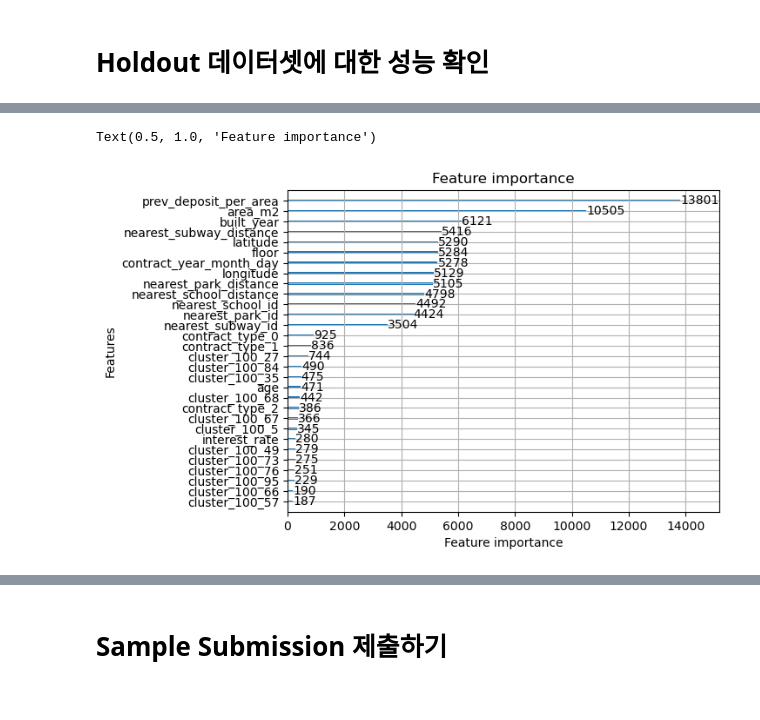
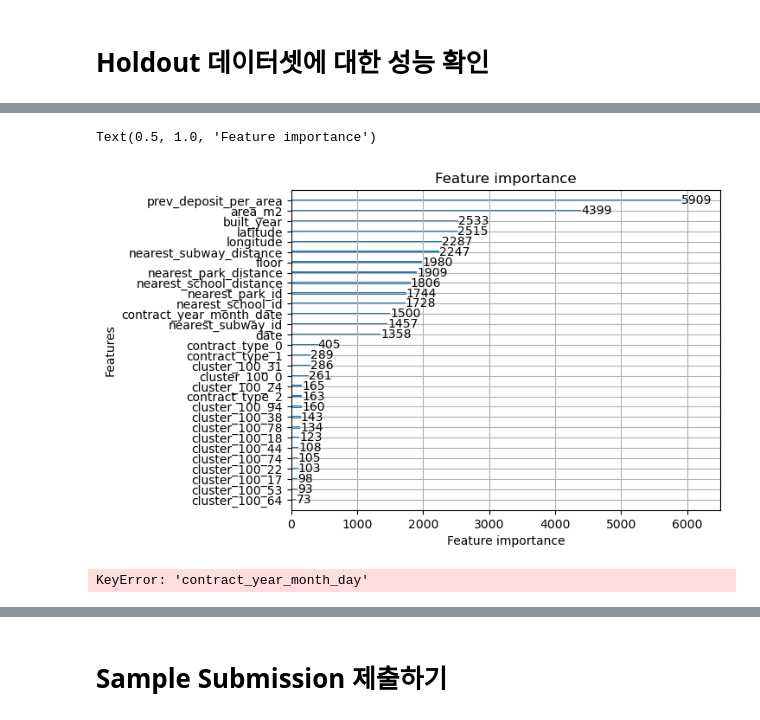
Before and after one commit to boostcampaitech7/level2-competitiveds-recsys-09, a Jupyter notebook: notebooks/clustering.ipynb, the cells around one changed output, grey strips where cells are left out. Cells and saved outputs as stored; diff of their text form; code cells hidden in the pictures.

```diff
--- a/notebooks/clustering.ipynb
+++ b/notebooks/clustering.ipynb
@@ -203,7 +241,0 @@ Index(['index', 'area_m2', 'contract_year_month', 'contract_day',
-# %%
-# 필요 없는 column 제거
-train_df = train_data_filled.drop(columns=["index", "contract_year_month_day"])
-
-# contract_year_month, contract_day를 contract_year_month_day로 통합
-train_df["contract_year_month_day"] = train_df["contract_year_month"] * 100 + train_df["contract_day"]
-train_df.drop(columns=["contract_year_month", "contract_day"], inplace=True)
@@ -228,10 +268,17 @@ train_df.shape
+# %%
+# 기존 test 데이터셋의 index로 정렬렬
+test_df = test_df.sort_values(by="index").reset_index(drop=True)
+
+# 필요없는 index 삭제
+train_df.drop(columns=["index"], inplace=True)
+test_df.drop(columns=["index"], inplace=True)
 # %% [markdown]
 # Holdout 데이터셋 설정 (예: 2023년 7월부터 12월까지의 데이터)
 # %%
-holdout_start = 20230701
-holdout_end = 20231231
-holdout_data = train_df[(train_df['contract_year_month_day'] >= holdout_start) & (train_df['contract_year_month_day'] <= holdout_end)]
-train_df = train_df[~((train_df['contract_year_month_day'] >= holdout_start) & (train_df['contract_year_month_day'] <= holdout_end))]
+holdout_start = 2023*365 + 7*30 + 1
+holdout_end = 2023*365 + 12*30 + 1
+holdout_data = train_df[(train_df['contract_year_month_date'] >= holdout_start) & (train_df['contract_year_month_date'] <= holdout_end)]
+train_df = train_df[~((train_df['contract_year_month_date'] >= holdout_start) & (train_df['contract_year_month_date'] <= holdout_end))]
 # %% [markdown]
 # 학습 데이터와 정답 데이터 분리
 # %%
@@ -246,8 +293,13 @@ y_holdout = holdout_data['deposit']
 # %% [markdown]
 # LightGBM 모델 훈련
 # %%
-lgb_model = lgb.LGBMRegressor(random_state=RANDOM_SEED)
-lgb_model.fit(X_train, deposit_per_area_train, )
+lgb_model = lgb.LGBMRegressor(
+    random_state=RANDOM_SEED,
+    num_leaves=33,
+    n_estimators=500,
+    early_stopping_rounds=50
+)
+# lgb_model.fit(X_train, deposit_per_area_train, eval_metric="mae", eval_set=[(X_holdout, deposit_per_area_holdout)])
 
 # batch로 나눠서 학습
 batch_num = 30
@@ -256,5 +308,5 @@ for i in range(0, len(X_train), batch_size):
     X_batch = X_train[i:i+batch_size]
     y_batch = deposit_per_area_train[i:i+batch_size]
     # lgb_model.fit(X_batch, y_batch)
-    lgb_model.fit(X_batch, y_batch, init_model=lgb_model if i != 0 else None)
+    lgb_model.fit(X_batch, y_batch, init_model=lgb_model if i != 0 else None, eval_metric="mae", eval_set=[(X_holdout, deposit_per_area_holdout)])
 # %% [output]
@@ -289,16 +341,18 @@ LightGBM MAE: 4533.81
 # %%
-lgb.plot_importance(lgb_model, importance_type='split', max_num_features=20)
+lgb.plot_importance(lgb_model, importance_type='split', max_num_features=30)
 plt.title('Feature importance')
 # %% [output]
 Text(0.5, 1.0, 'Feature importance')
-[figure, old version]
+[figure, new version]
 # %%
 # prediction으로 eda
 pred_df = X_holdout.copy()
 pred_df['target'] = y_holdout
 pred_df['pred'] = deposit_holdout_pred
 pred_df['diff'] = np.abs(pred_df['target'] - pred_df['pred'])
-pred_df['contract_year_month_day'] = pd.to_datetime(pred_df['contract_year_month_day'], format='%Y%m%d')
+# pred_df['contract_year_month_date'] = pd.to_datetime(pred_df['contract_year_month_date'], format='%Y%m%d')
+# %% [output]
+KeyError: 'contract_year_month_day'
 # %%
 eda_df = pred_df.sort_values(by='diff', ascending=False).head(100)
 eda_df.hist(bins=50, figsize=(15, 15))
```
Also changed, not shown: parts of 28 cells of this notebook.
